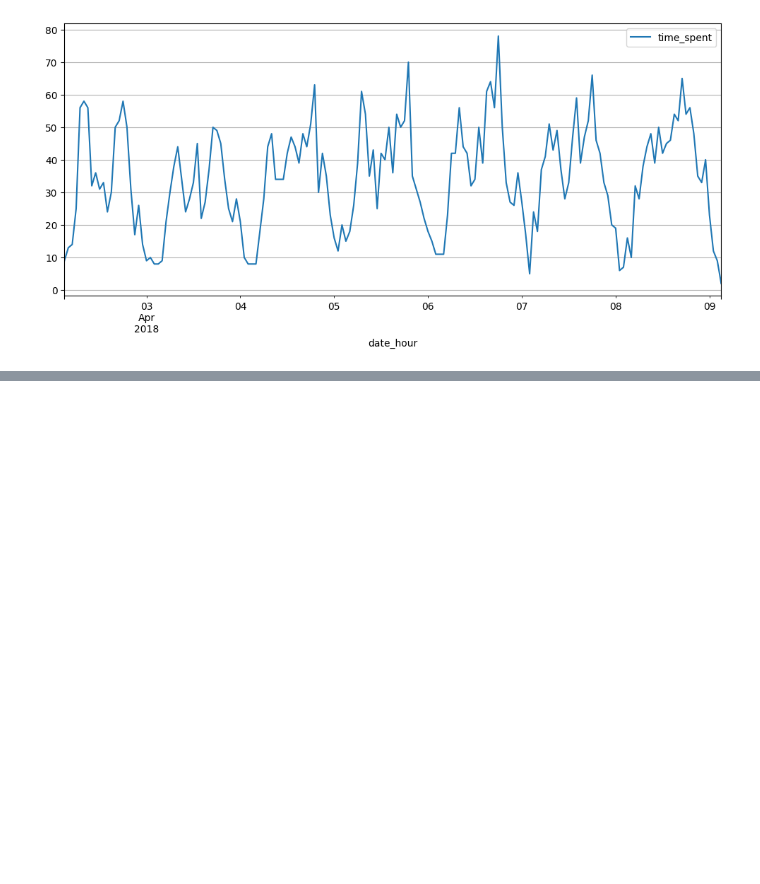
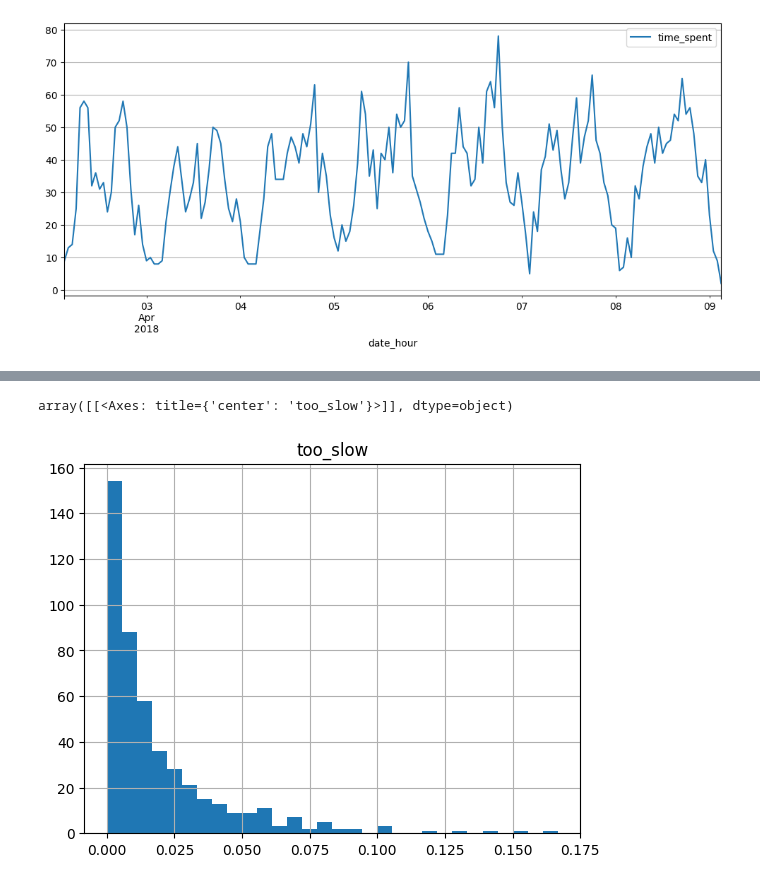
Before and after one commit to whogavehope/Learning-data-analysis, a Jupyter notebook: Курс Яндекс Часть 1.ipynb, the cells around one changed output, grey strips where cells are left out. Drawn from its saved outputs; the diff is of its cells as text; code cells hidden in the pictures; blank space fills up the shorter version.

```diff
--- a/Курс Яндекс Часть 1.ipynb
+++ b/Курс Яндекс Часть 1.ipynb
@@ -1287,0 +1346,4 @@ visits.query('id == "3c1e4c52"').pivot_table(index = 'date_hour',values = 'time_
+# %%
+visits['too_slow'] = visits['time_spent']>1000
+# %%
+too_slow = visits.pivot_table(index = 'id',values = 'too_slow')
@@ -1287,0 +1360,5 @@ visits.query('id == "3c1e4c52"').pivot_table(index = 'date_hour',values = 'time_
+# %%
+too_slow.hist(bins = 30)
+# %% [output]
+array([[<Axes: title={'center': 'too_slow'}>]], dtype=object)
+[figure, added]
```
Also changed, not shown: parts of 32 cells of this notebook.
